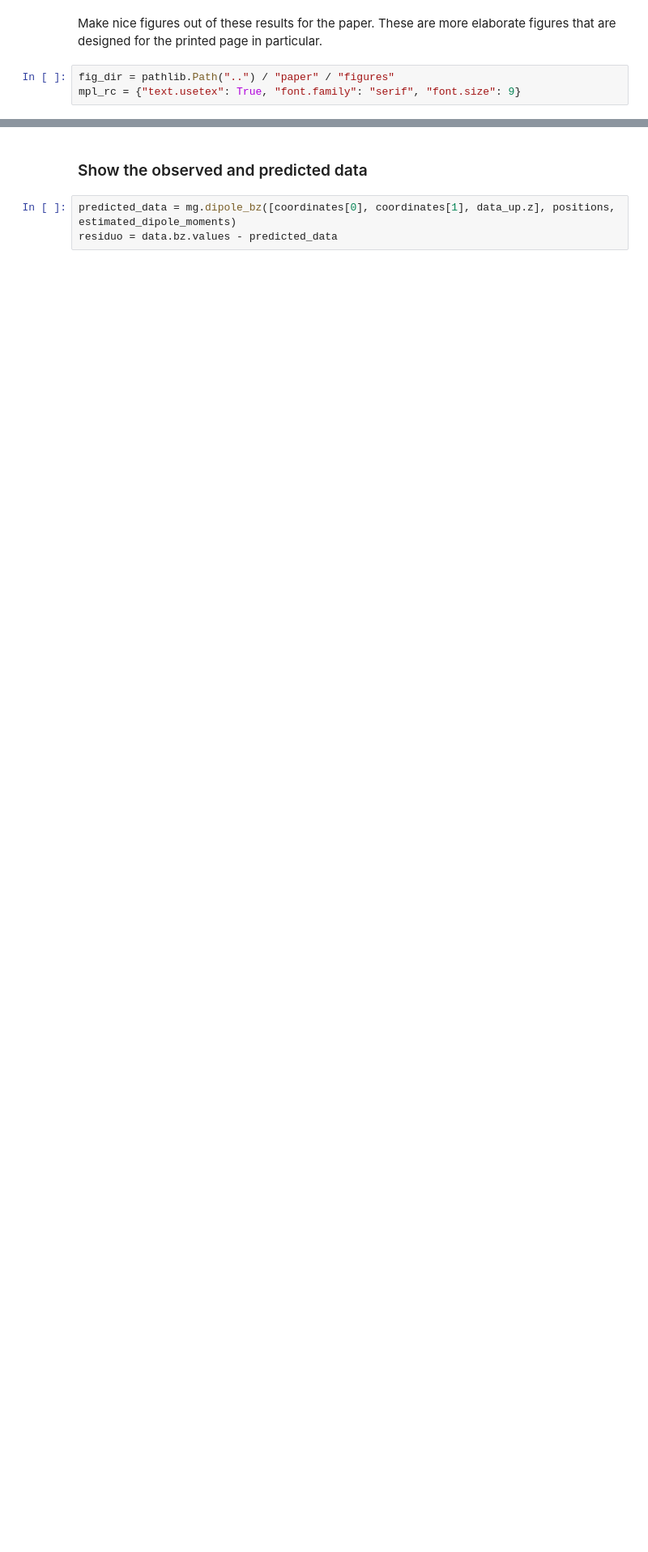
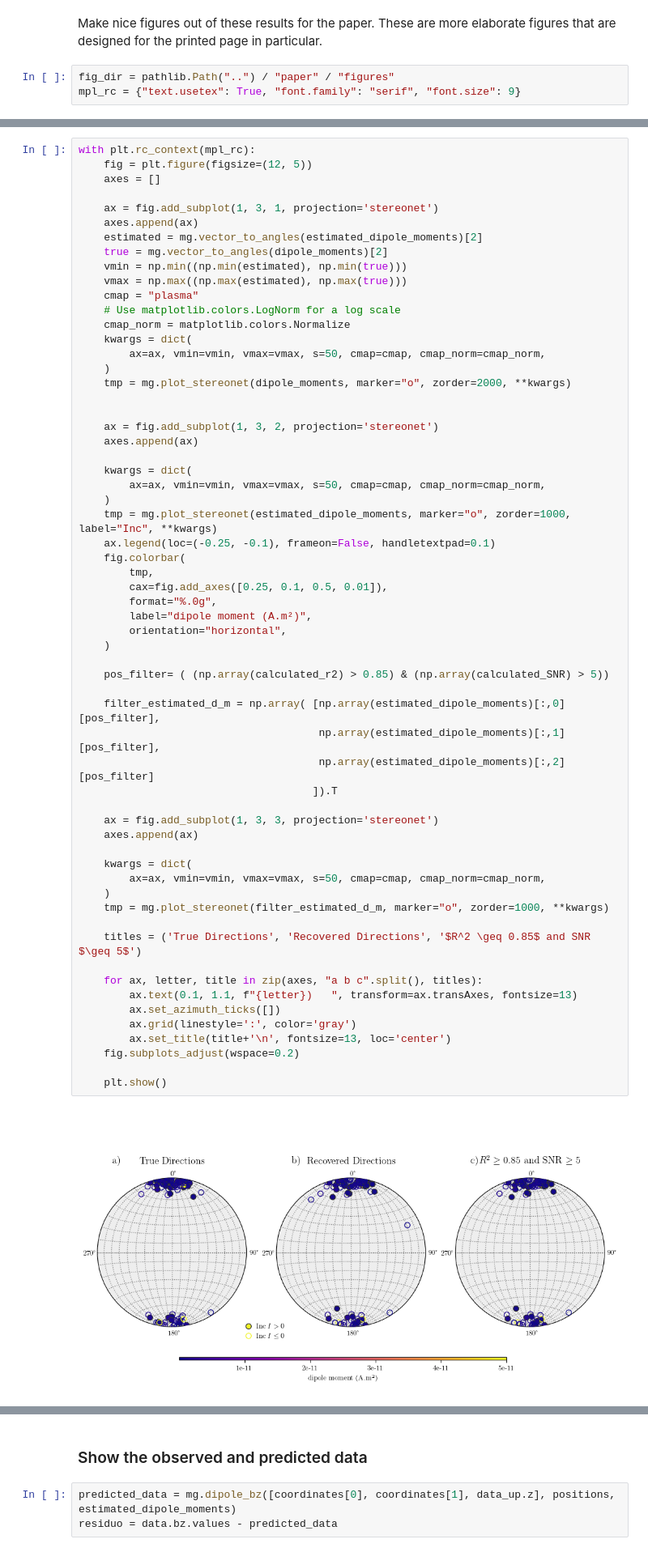
Before and after one commit to compgeolab/micromag-euler-dipole, a Jupyter notebook: code/02_complex_synthetic.ipynb, the cells around one changed output, grey strips where cells are left out. Shown at 81% size. Drawn from its saved outputs; the diff is of its cells as text; blank space fills up the shorter version.

Commit message:
Update the images and remove the older ones

```diff
--- a/code/02_complex_synthetic.ipynb
+++ b/code/02_complex_synthetic.ipynb
@@ -804 +802,64 @@ with plt.rc_context(mpl_rc):
+# %%
+with plt.rc_context(mpl_rc):
+    fig = plt.figure(figsize=(12, 5))
+    axes = []
+
+    ax = fig.add_subplot(1, 3, 1, projection='stereonet')
+    axes.append(ax)
+    estimated = mg.vector_to_angles(estimated_dipole_moments)[2]
+    true = mg.vector_to_angles(dipole_moments)[2]
+    vmin = np.min((np.min(estimated), np.min(true)))
+    vmax = np.max((np.max(estimated), np.max(true)))
+    cmap = "plasma"
+    # Use matplotlib.colors.LogNorm for a log scale
+    cmap_norm = matplotlib.colors.Normalize
+    kwargs = dict(
+        ax=ax, vmin=vmin, vmax=vmax, s=50, cmap=cmap, cmap_norm=cmap_norm,
+    )
+    tmp = mg.plot_stereonet(dipole_moments, marker="o", zorder=2000, **kwargs)
+
+
+    ax = fig.add_subplot(1, 3, 2, projection='stereonet')
+    axes.append(ax)
+
+    kwargs = dict(
+        ax=ax, vmin=vmin, vmax=vmax, s=50, cmap=cmap, cmap_norm=cmap_norm,
+    )
+    tmp = mg.plot_stereonet(estimated_dipole_moments, marker="o", zorder=1000, label="Inc", **kwargs)
+    ax.legend(loc=(-0.25, -0.1), frameon=False, handletextpad=0.1)
+    fig.colorbar(
+        tmp,
+        cax=fig.add_axes([0.25, 0.1, 0.5, 0.01]),
+        format="%.0g",
+        label="dipole moment (A.m²)",
+        orientation="horizontal",
+    )
+
+    pos_filter= ( (np.array(calculated_r2) > 0.85) & (np.array(calculated_SNR) > 5))
+
+    filter_estimated_d_m = np.array( [np.array(estimated_dipole_moments)[:,0][pos_filter],
+                                      np.array(estimated_dipole_moments)[:,1][pos_filter],
+                                      np.array(estimated_dipole_moments)[:,2][pos_filter]
+                                     ]).T
+
+    ax = fig.add_subplot(1, 3, 3, projection='stereonet')
+    axes.append(ax)
+
+    kwargs = dict(
+        ax=ax, vmin=vmin, vmax=vmax, s=50, cmap=cmap, cmap_norm=cmap_norm,
+    )
+    tmp = mg.plot_stereonet(filter_estimated_d_m, marker="o", zorder=1000, **kwargs)
+
+    titles = ('True Directions', 'Recovered Directions', '$R^2 \geq 0.85$ and SNR $\geq 5$')
+
+    for ax, letter, title in zip(axes, "a b c".split(), titles):
+        ax.text(0.1, 1.1, f"{letter})   ", transform=ax.transAxes, fontsize=13)
+        ax.set_azimuth_ticks([])
+        ax.grid(linestyle=':', color='gray')
+        ax.set_title(title+'\n', fontsize=13, loc='center')
+    fig.subplots_adjust(wspace=0.2)
+
+    plt.show()
+# %% [output]
+[figure, added]
 # %%
```
Also changed, not shown: parts of 8 cells of this notebook, 11 other files.
